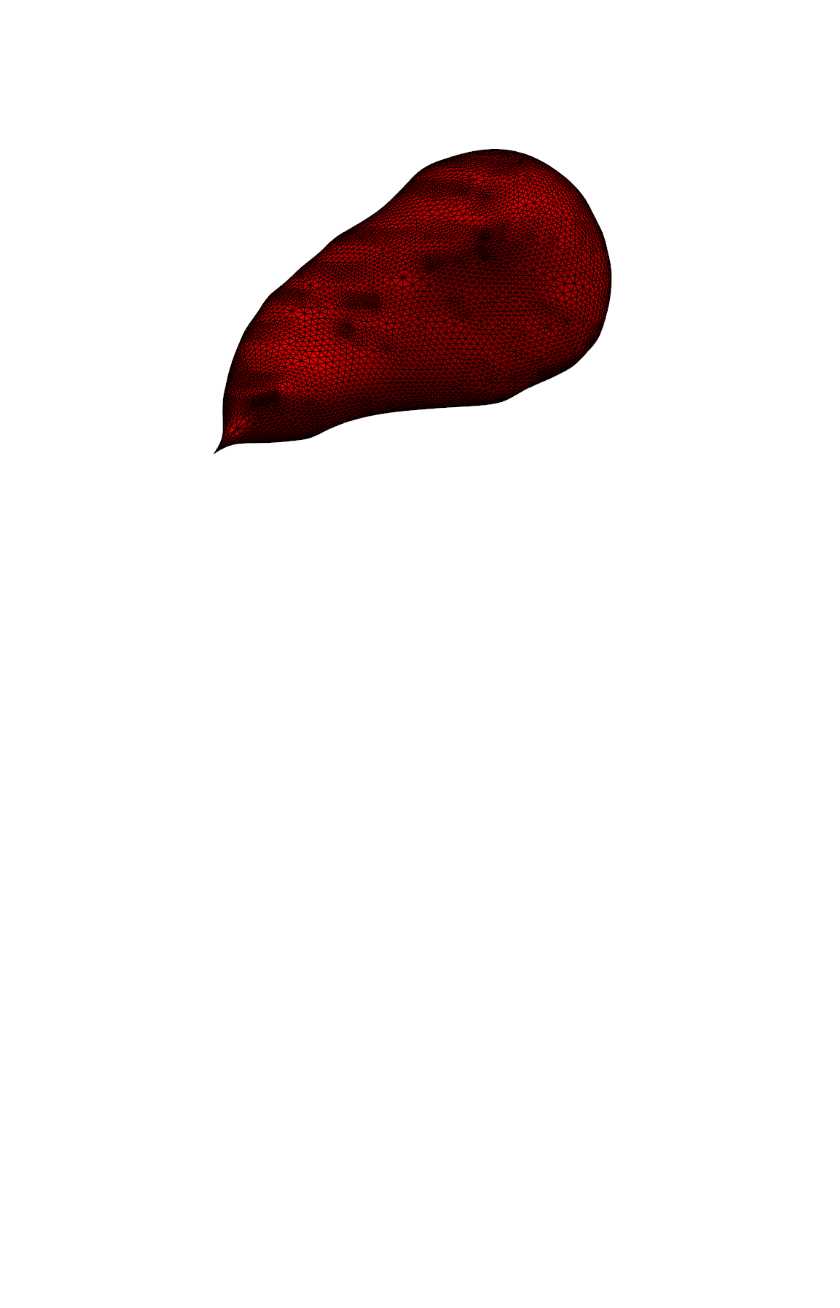
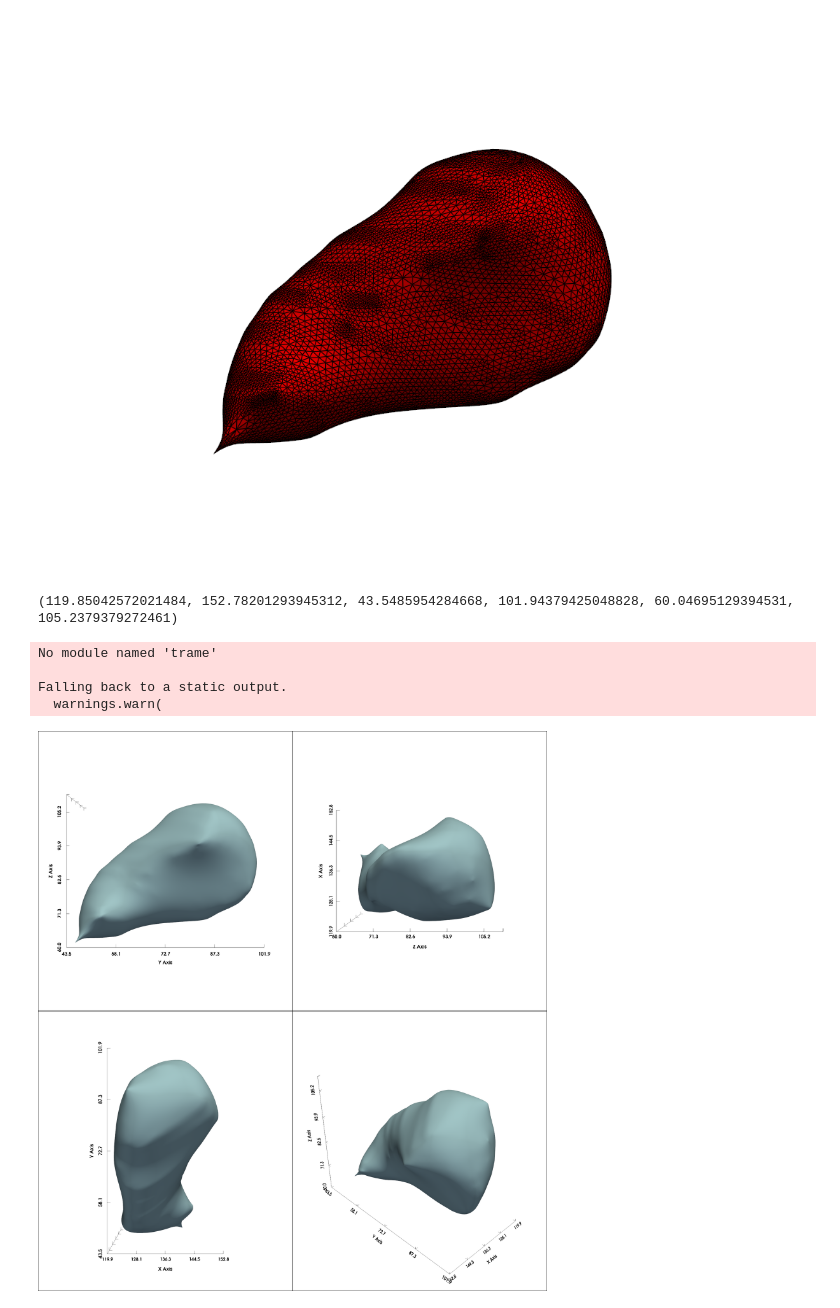
Before and after one commit to mouhib-Sellami/3d-irm-brain-tumor-scanner, a Jupyter notebook: BrainMorph_AI_3D.ipynb, the cells around one changed output. Drawn from its saved outputs; the diff is of its cells as text; code cells hidden in the pictures; blank space fills up the shorter version.

```diff
--- a/BrainMorph_AI_3D.ipynb
+++ b/BrainMorph_AI_3D.ipynb
@@ -457,0 +460,32 @@ Falling back to a static output.
+# %%
+mesh = pv.read("output_mesh.obj")
+print(mesh.bounds)
+plotter = pv.Plotter(shape=(2, 2),window_size=(2000, 2200))
+plotter.subplot(0, 0)
+plotter.add_mesh(mesh, show_edges=False,smooth_shading=True, split_sharp_edges=True)
+plotter.camera_position = 'yz'
+plotter.show_bounds(location='outer',font_size=14)
+plotter.subplot(0, 1)
+plotter.add_mesh(mesh, show_edges=False,smooth_shading=True, split_sharp_edges=True)
+#pl.add_mesh(edges, color='red', line_width=1)
+plotter.camera_position = 'zx'
+plotter.show_bounds(location='front',font_size=14)
+plotter.subplot(1, 0)
+plotter.add_mesh(mesh, show_edges=False,smooth_shading=True, split_sharp_edges=True)
+#pl.add_mesh(edges, color='red', line_width=1)
+plotter.camera_position = 'xy'
+plotter.show_bounds(location='front',font_size=14)
+plotter.subplot(1, 1)
+plotter.add_mesh(mesh, show_edges=False,smooth_shading=True, split_sharp_edges=True)
+#pl.add_mesh(edges, color='red', line_width=1)
+plotter.camera_position = 'iso'
+plotter.show_bounds(location='outer',font_size=14)
+plotter.show()
+plotter.save_graphic("test.pdf")
+# %% [output]
+(119.85042572021484, 152.78201293945312, 43.5485954284668, 101.94379425048828, 60.04695129394531, 105.2379379272461)
+No module named 'trame'
+
+Falling back to a static output.
+  warnings.warn(
+[figure, added]
```
Also changed, not shown: parts of 7 cells of this notebook, 1 other file.
